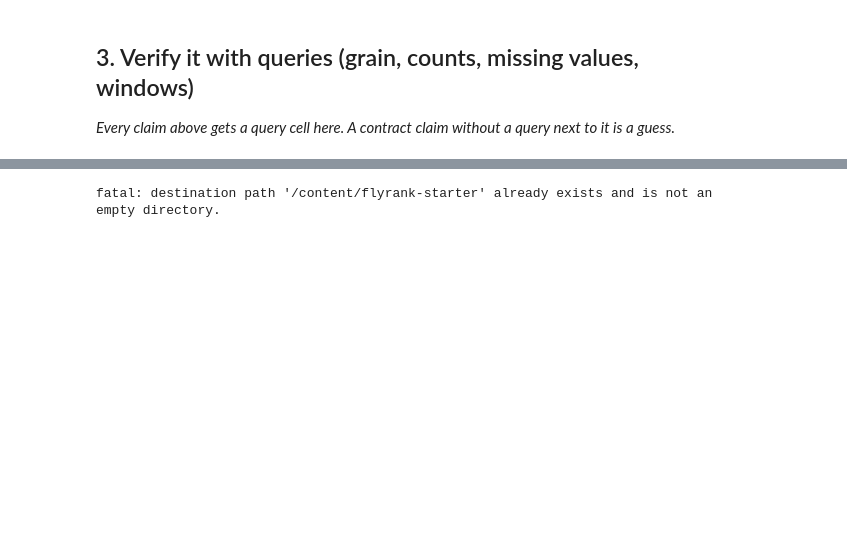
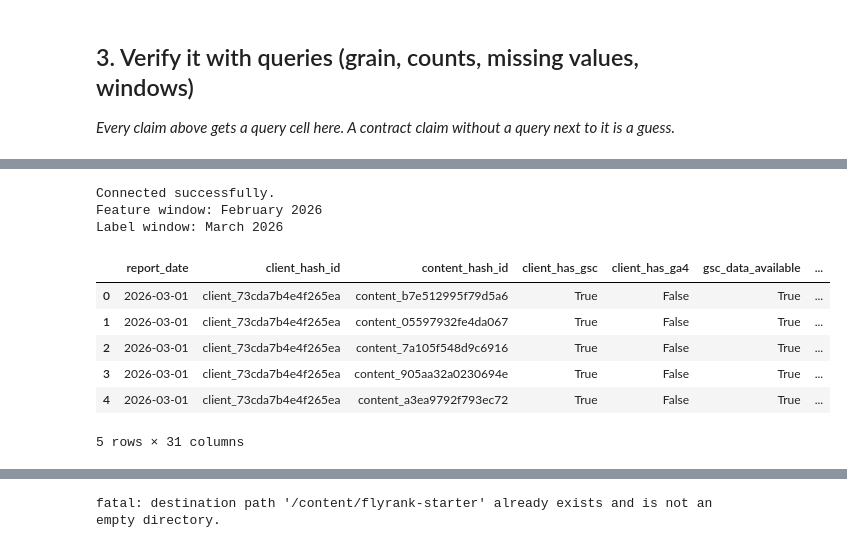
Before and after one commit to Duchalsoham12/flyrank-ml-internship, a Jupyter notebook: work/notebooks/w03_data_contract.ipynb, the cells around one changed output, grey strips where cells are left out. Drawn from its saved outputs; the diff is of its cells as text; code cells hidden in the pictures; blank space fills up the shorter version.

```diff
--- a/work/notebooks/w03_data_contract.ipynb
+++ b/work/notebooks/w03_data_contract.ipynb
@@ -99 +357,48 @@ Reason: IDs identify records but do not provide useful predictive information.
+# %%
+from google.colab import userdata
+import duckdb
+
+HF_TOKEN = userdata.get("HF_TOKEN")
+
+con = duckdb.connect()
+con.execute("SET enable_progress_bar = false")
+
+con.execute(
+    f"CREATE OR REPLACE SECRET hf "
+    f"(TYPE huggingface, TOKEN '{HF_TOKEN}')"
+)
+
+REL = "hf://datasets/FlyRank/internship-warehouse"
+
+FACT = f"{REL}/fact_content_daily_performance"
+
+FEB = f"read_parquet('{FACT}/month=2026-02/*.parquet')"
+MAR = f"read_parquet('{FACT}/month=2026-03/*.parquet')"
+
+DIM = f"read_parquet('{REL}/dim_content.parquet')"
+CLI = f"read_parquet('{REL}/dim_clients.parquet')"
+
+print("Connected successfully.")
+print("Feature window: February 2026")
+print("Label window: March 2026")
+# %% [output]
+Connected successfully.
+Feature window: February 2026
+Label window: March 2026
+# %%
+test = con.execute(f"""
+SELECT *
+FROM {MAR}
+LIMIT 5
+""").fetchdf()
+
+display(test)
+# %% [output]
+|  | report_date | client_hash_id | content_hash_id | client_has_gsc | client_has_ga4 | gsc_data_available | ... |
+| 0 | 2026-03-01 | client_73cda7b4e4f265ea | content_b7e512995f79d5a6 | True | False | True | ... |
+| 1 | 2026-03-01 | client_73cda7b4e4f265ea | content_05597932fe4da067 | True | False | True | ... |
+| 2 | 2026-03-01 | client_73cda7b4e4f265ea | content_7a105f548d9c6916 | True | False | True | ... |
+| 3 | 2026-03-01 | client_73cda7b4e4f265ea | content_905aa32a0230694e | True | False | True | ... |
+| 4 | 2026-03-01 | client_73cda7b4e4f265ea | content_a3ea9792f793ec72 | True | False | True | ... |
+5 rows × 31 columns
 # %%
```
Also changed, not shown: parts of 49 cells of this notebook.
